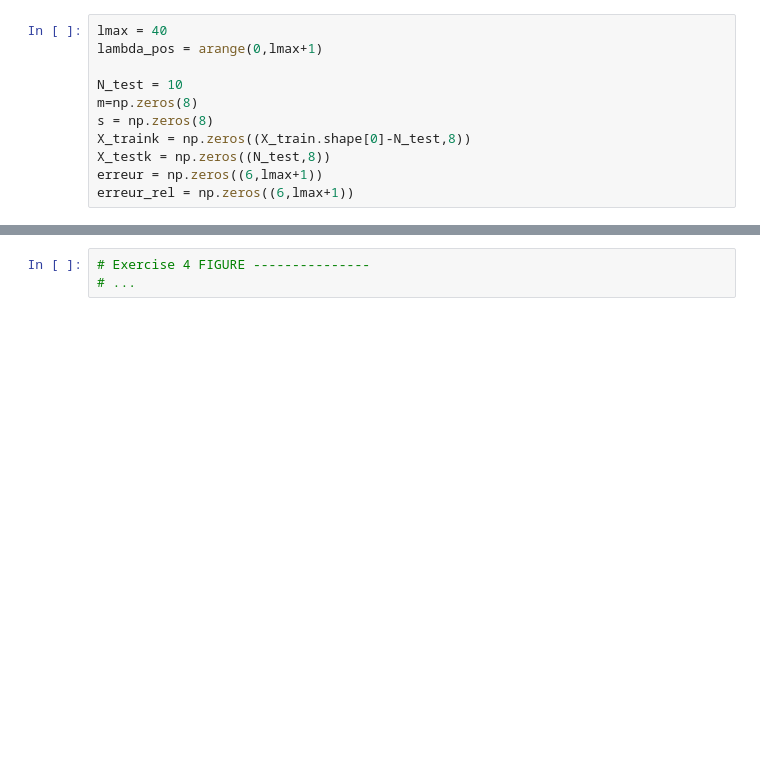
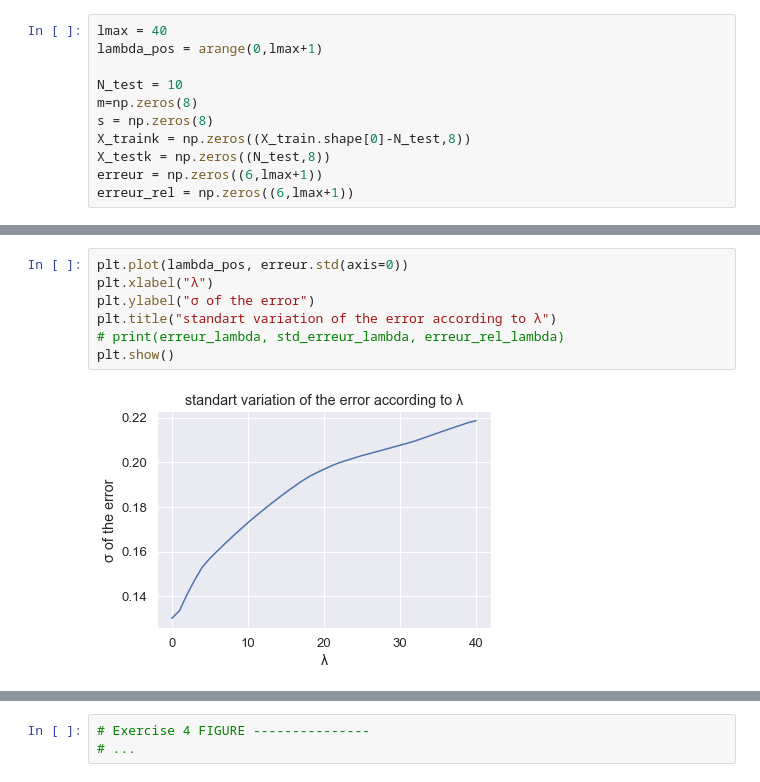
Before and after one commit to jeremdesno/python_sdia, a Jupyter notebook: TP A&D/TP1_LinearRegression.ipynb, the cells around one changed output, grey strips where cells are left out. Drawn from its saved outputs; the diff is of its cells as text; blank space fills up the shorter version.

```diff
--- a/TP A&D/TP1_LinearRegression.ipynb
+++ b/TP A&D/TP1_LinearRegression.ipynb
@@ -537,0 +550,9 @@ array([-0.68160628, -0.66244795, -0.6466826 , -0.63362575, -0.6227611 ,
+# %%
+plt.plot(lambda_pos, erreur.std(axis=0))
+plt.xlabel("λ")
+plt.ylabel("σ of the error")
+plt.title("standart variation of the error according to λ")
+# print(erreur_lambda, std_erreur_lambda, erreur_rel_lambda)
+plt.show()
+# %% [output]
+[figure, added]
```
Also changed, not shown: parts of 14 cells of this notebook.
